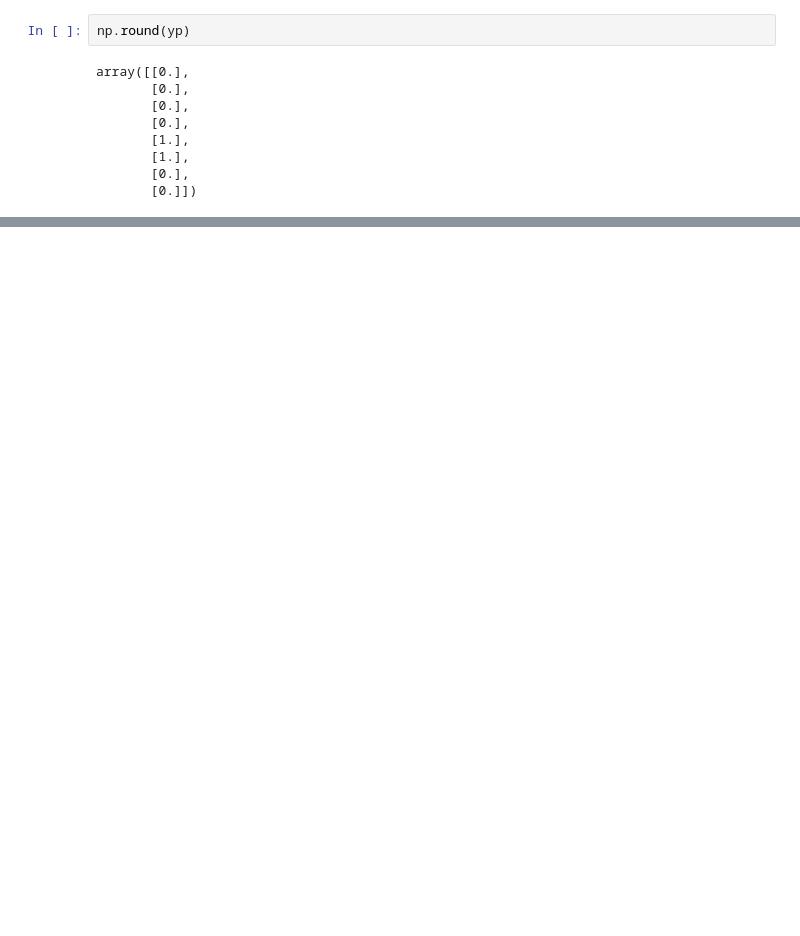
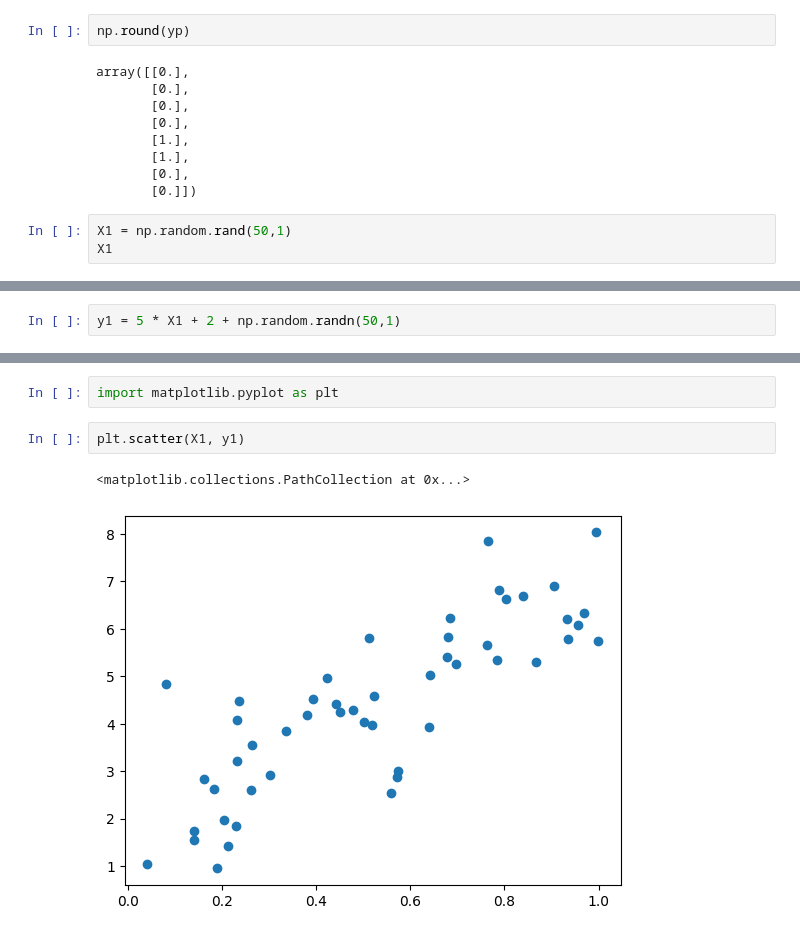
Before and after one commit to devkegovind/FSDS1, a Jupyter notebook: DeepLearning/dp.ipynb, the cells around one changed output, grey strips where cells are left out. Drawn from its saved outputs; the diff is of its cells as text; blank space fills up the shorter version.

```diff
--- a/DeepLearning/dp.ipynb
+++ b/DeepLearning/dp.ipynb
@@ -157,3 +157,6 @@ array([[0.],
        [1.],
        [0.],
        [0.]])
+# %%
+X1 = np.random.rand(50,1)
+X1
@@ -159,0 +181,2 @@ array([[0.],
+# %%
+y1 = 5 * X1 + 2 + np.random.randn(50,1)
@@ -159,0 +203,7 @@ array([[0.],
+# %%
+import matplotlib.pyplot as plt
+# %%
+plt.scatter(X1, y1)
+# %% [output]
+<matplotlib.collections.PathCollection at 0x...>
+[figure, added]
```
Also changed, not shown: parts of 9 cells of this notebook.
